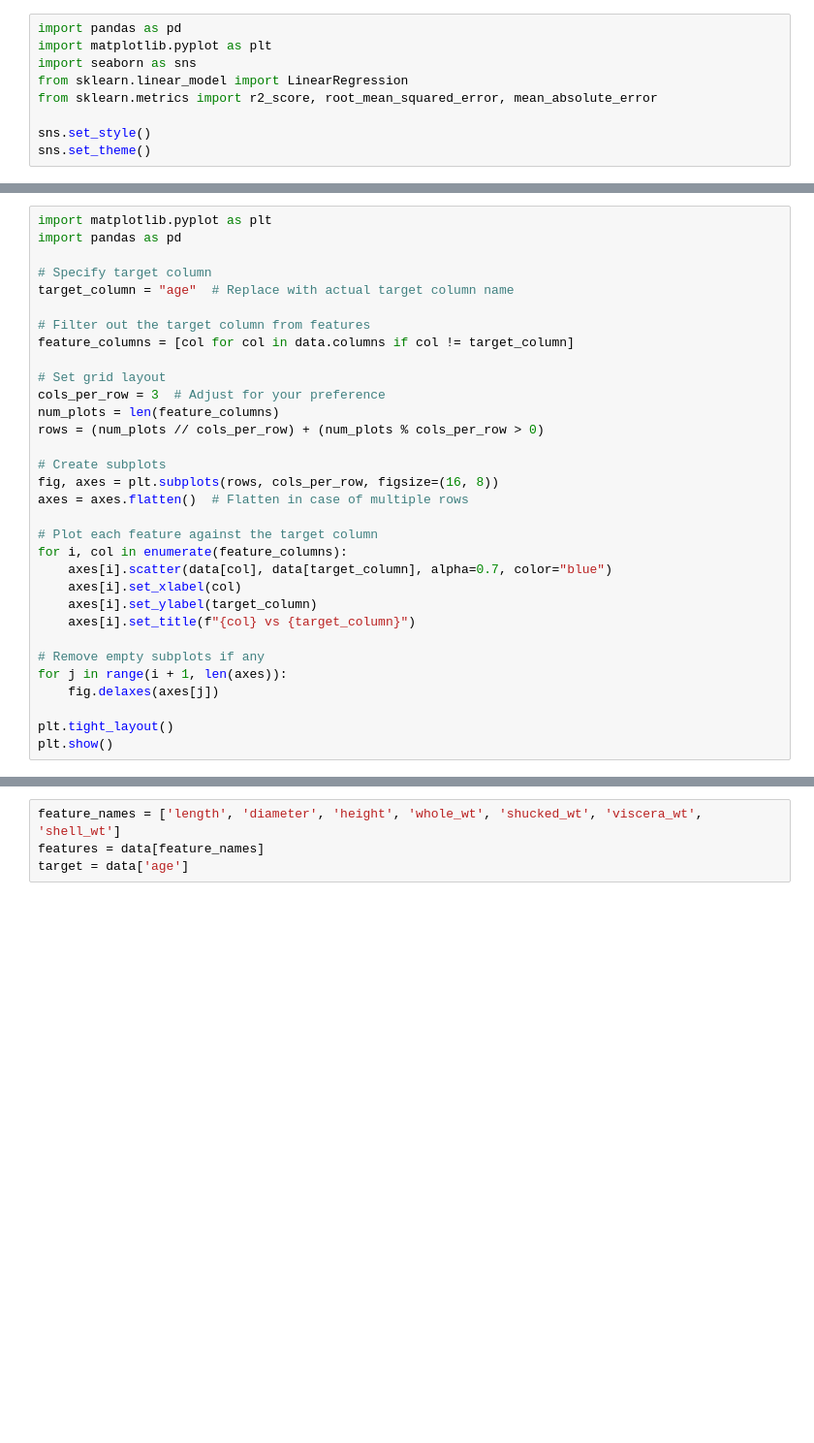
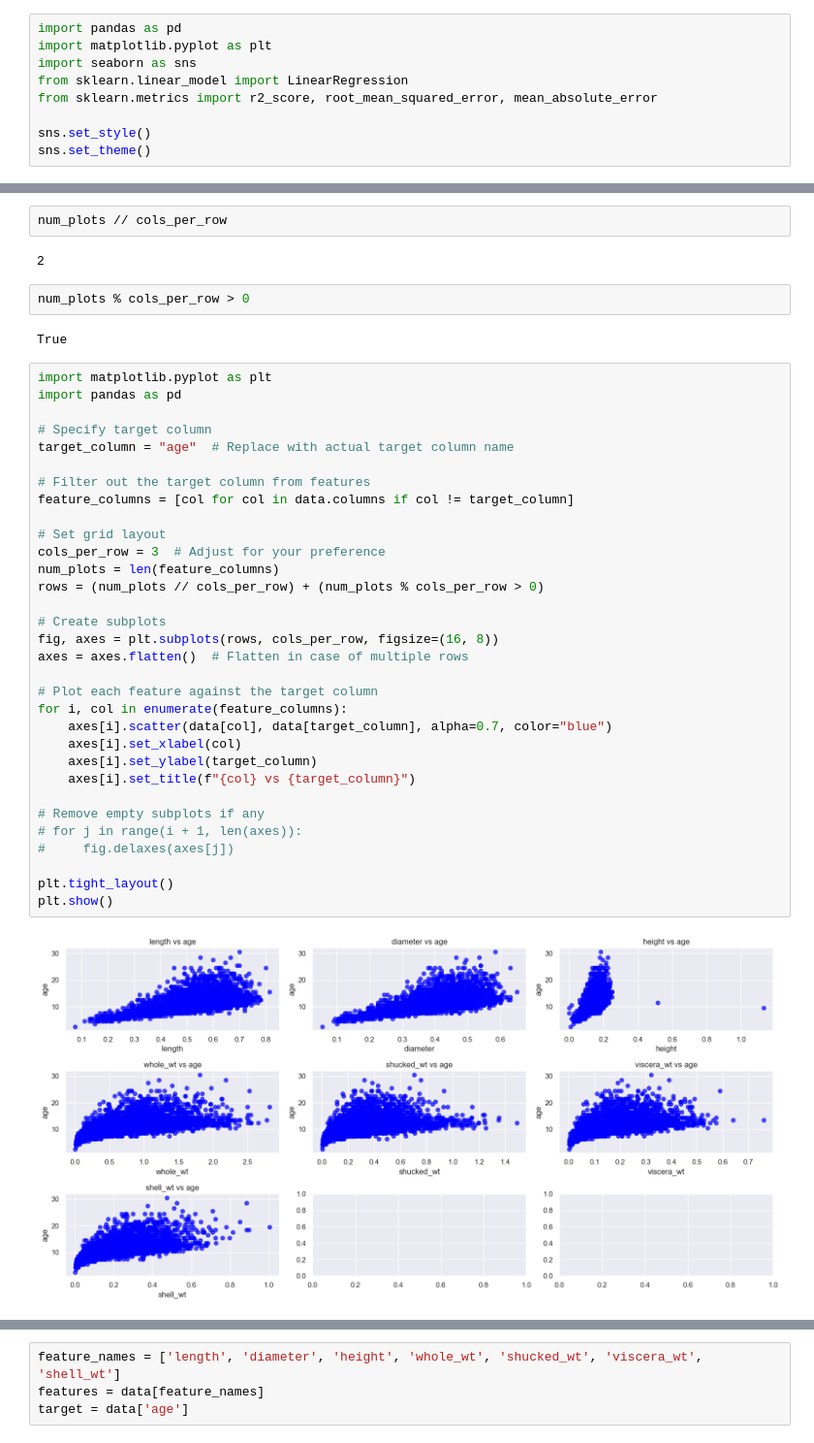
Before and after one commit to nc-zh/imggi-course, a Jupyter notebook: notebooks/ml/05_excercise-2-solution.ipynb, the cells around one changed output, grey strips where cells are left out. Shown at 97% size. Cells and saved outputs as stored; diff of their text form; blank space fills up the shorter version.

```diff
--- a/notebooks/ml/05_excercise-2-solution.ipynb
+++ b/notebooks/ml/05_excercise-2-solution.ipynb
@@ -30,32 +46,42 @@ _ = data.hist(figsize=(10,10))
+# %%
+num_plots // cols_per_row
+# %% [output]
+2
+# %%
+num_plots % cols_per_row > 0
+# %% [output]
+True
 # %%
 import matplotlib.pyplot as plt
 import pandas as pd
 
 # Specify target column
 target_column = "age"  # Replace with actual target column name
 
 # Filter out the target column from features
 feature_columns = [col for col in data.columns if col != target_column]
 
 # Set grid layout
 cols_per_row = 3  # Adjust for your preference
 num_plots = len(feature_columns)
 rows = (num_plots // cols_per_row) + (num_plots % cols_per_row > 0)
 
 # Create subplots
 fig, axes = plt.subplots(rows, cols_per_row, figsize=(16, 8))
 axes = axes.flatten()  # Flatten in case of multiple rows
 
 # Plot each feature against the target column
 for i, col in enumerate(feature_columns):
     axes[i].scatter(data[col], data[target_column], alpha=0.7, color="blue")
     axes[i].set_xlabel(col)
     axes[i].set_ylabel(target_column)
     axes[i].set_title(f"{col} vs {target_column}")
 
 # Remove empty subplots if any
-for j in range(i + 1, len(axes)):
-    fig.delaxes(axes[j])
+# for j in range(i + 1, len(axes)):
+#     fig.delaxes(axes[j])
 
 plt.tight_layout()
 plt.show()
+# %% [output]
+[figure, added]
```
Also changed, not shown: parts of 9 cells of this notebook, 2 other files.
